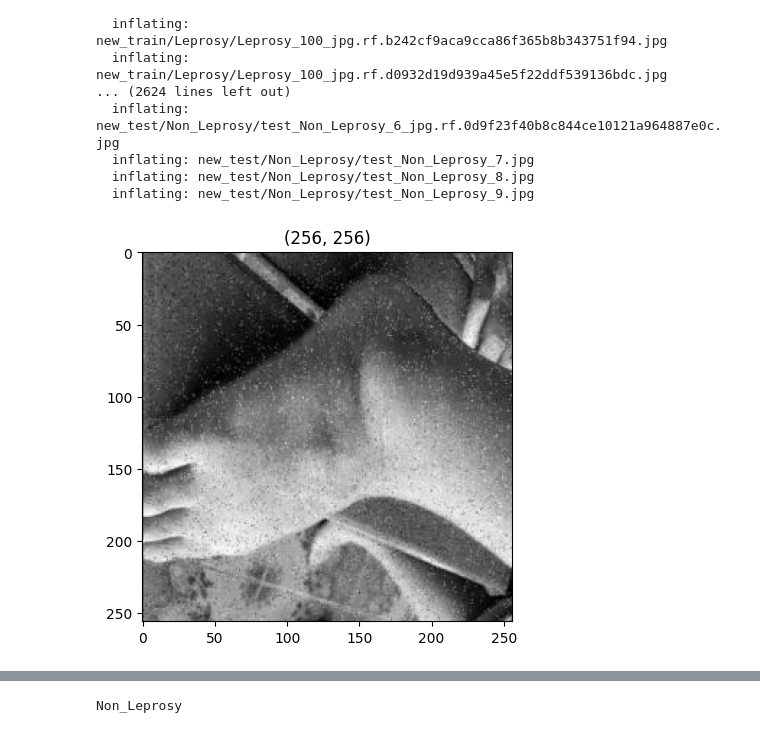
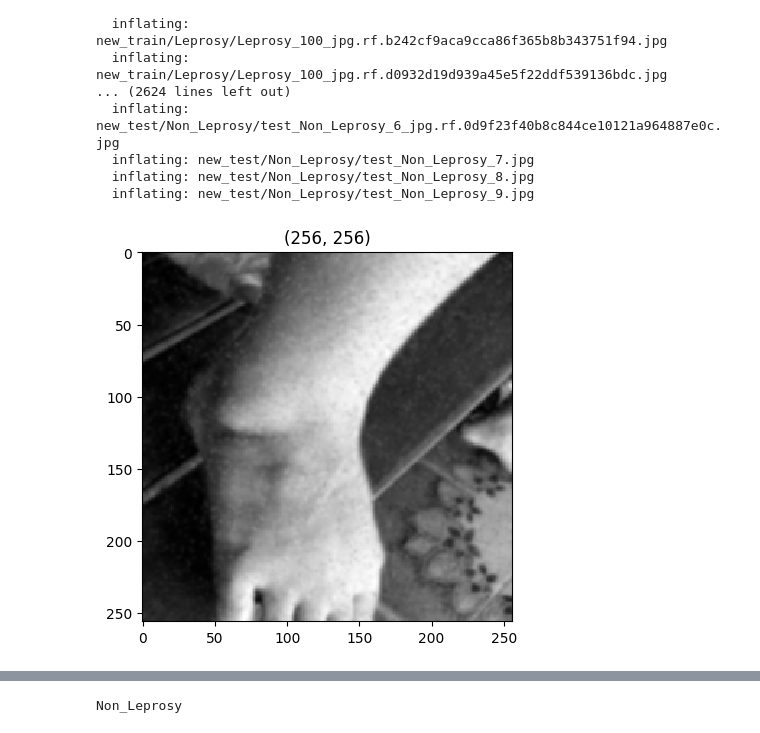
Before and after one commit to 5h4rrK/Leprosy_Detection, a Jupyter notebook: notebook/Leprosy.ipynb, the cells around one changed output, grey strips where cells are left out. Cells and saved outputs as stored; diff of their text form; code cells hidden in the pictures.

```diff
--- a/notebook/Leprosy.ipynb
+++ b/notebook/Leprosy.ipynb
@@ -46,17 +46,19 @@ import random as rd
 possible_paths = [_ for _ in glob.glob("new_train/Leprosy/*")]
 possible_paths2 =  [_ for _ in glob.glob("new_train/non_leprosy/*")]
 # %%
+from scipy.ndimage import gaussian_filter
 def random_plot(target_path):
   choice = rd.randint(0, possible_paths.__len__() - 1)
   data = np.asarray(Image.open(target_path[choice]))
   data = data/data.max()
   data = data[:,:, 0]
-  plt.imshow(data, cmap='gray')
+  data_smoothed = gaussian_filter(data, sigma=1)
+  plt.imshow(data_smoothed, cmap='gray', interpolation='nearest')
   plt.title(data.shape)
 
 random_plot(possible_paths)
 # %% [output]
-[figure, old version]
+[figure, new version]
 # %%
 import tensorflow as tf
 from tensorflow.keras.models import Model , Sequential
```
Also changed, not shown: parts of 12 cells of this notebook.
